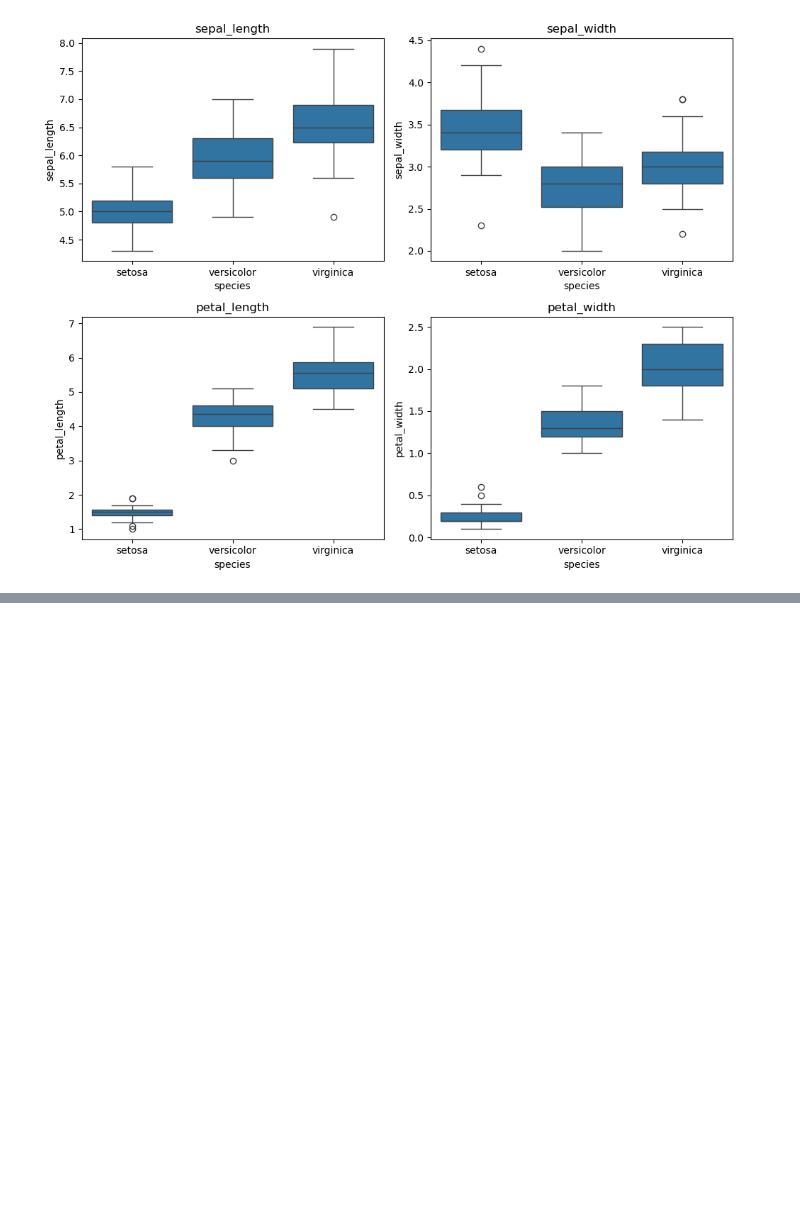
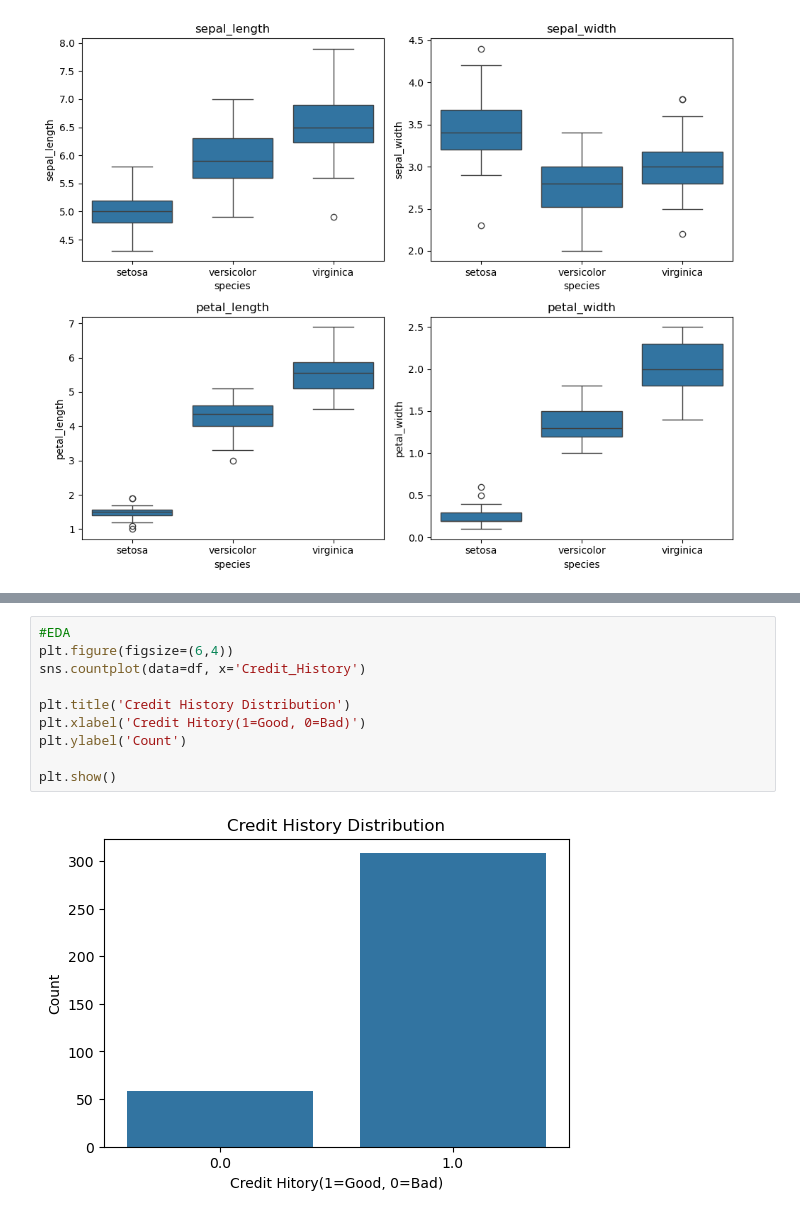
Before and after one commit to mahadkashif3500/DHC-2304_Mahad-Bin-Kashif, a Jupyter notebook: DHC-2304_Mahad Bin Kashif.ipynb, the cells around one changed output, grey strips where cells are left out. Drawn from its saved outputs; the diff is of its cells as text; blank space fills up the shorter version.

```diff
--- a/DHC-2304_Mahad Bin Kashif.ipynb
+++ b/DHC-2304_Mahad Bin Kashif.ipynb
@@ -125,0 +235,12 @@ plt.show()
+# %%
+#EDA
+plt.figure(figsize=(6,4))
+sns.countplot(data=df, x='Credit_History')
+
+plt.title('Credit History Distribution')
+plt.xlabel('Credit Hitory(1=Good, 0=Bad)')
+plt.ylabel('Count')
+
+plt.show()
+# %% [output]
+[figure, added]
```
Also changed, not shown: parts of 31 cells of this notebook, 2 other files.
